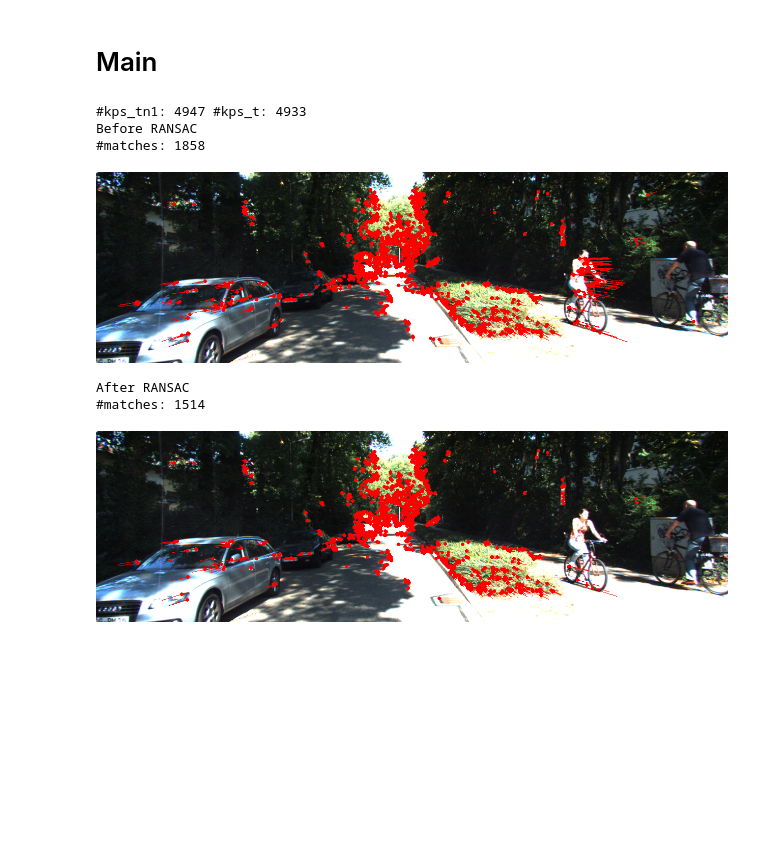
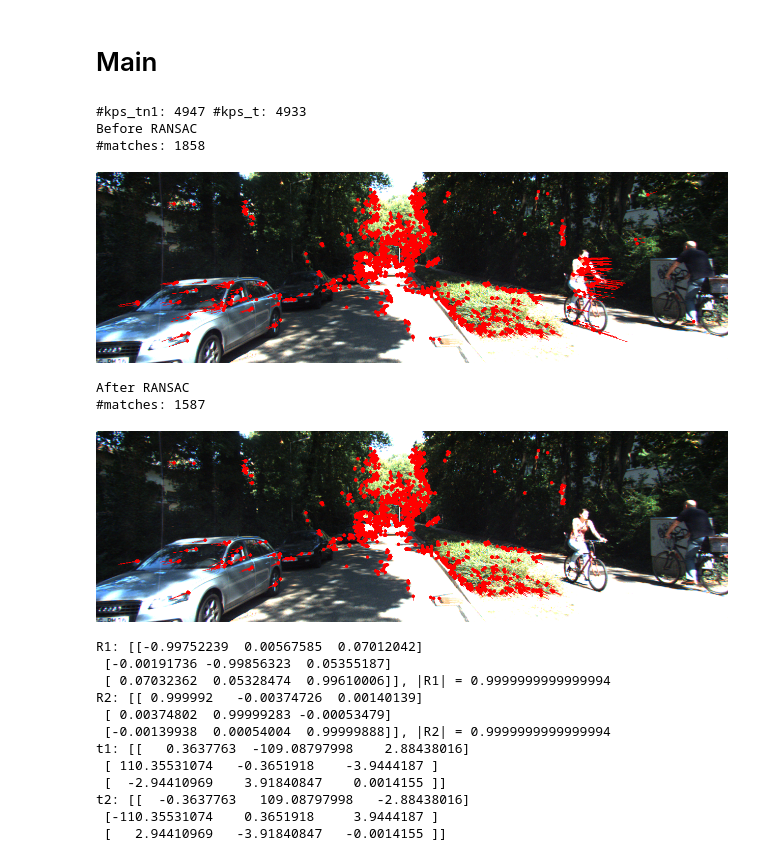
Before and after one commit to aditya-shriwastava/colab-notebooks, a Jupyter notebook: visual_odometry.ipynb, the cells around one changed output. Saved outputs shown, nothing was run; the diff lists cells and outputs as text; code cells hidden in the pictures; blank space fills up the shorter version.

```diff
--- a/visual_odometry.ipynb
+++ b/visual_odometry.ipynb
@@ -76,7 +80,7 @@ def disp(img_tn1, kps_tn1, kps_t):
 # %%
-class FundamentalMatrixTransform():
+class EssentialMatrixTransform():
   def __init__(self):
-    self.F = np.eye(3)
+    self.params = np.eye(3)
 
   def estimate(self, kps_tn1, kps_t):
     # Setup constraint matrix
@@ -94,12 +98,14 @@ class FundamentalMatrixTransform():
 
     # Solve for nullsapce of the constraint matrix
     u, s, vt = np.linalg.svd(A)
-    F = vt[-1,:].reshape(3,3)
+    E = vt[-1,:].reshape(3,3)
 
-    # Enforcing Rank 2
-    u, s, vt = np.linalg.svd(F)
+    # Enforcing first and second singular values are equal
+    # and third singular value is zero
+    u, s, vt = np.linalg.svd(E)
+    s[0] = s[1] = (s[0] + s[1])/2
     s[2] = 0
-    self.F = u @ np.diag(s) @ vt
+    self.params = u @ np.diag(s) @ vt
 
     return True
 
@@ -109,8 +115,8 @@ class FundamentalMatrixTransform():
     kps_tn1_ = np.column_stack([kps_tn1, np.ones(kps_tn1.shape[0])])
     kps_t_ = np.column_stack([kps_t, np.ones(kps_t.shape[0])])
 
-    e_tn1 = kps_t_ @ self.F.T  # Epipilar line on tn1 image
-    e_t = kps_tn1_ @ self.F  # Epipilar line on t image
+    e_tn1 = kps_t_ @ self.params.T  # Epipilar line on tn1 image
+    e_t = kps_tn1_ @ self.params  # Epipilar line on t image
 
     residue = (kps_tn1_ * e_tn1).sum(axis = 1) # Residue from coplanarity constraint
 
@@ -202,33 +292,65 @@ def match_features2(des_tn1, des_t):
 # %%
-img_tn1 = kitti_imgs[0]
-img_t = kitti_imgs[1]
+img_tn2 = kitti_imgs[0]
+img_tn1 = kitti_imgs[1]
+img_t = kitti_imgs[2]
 
 kps_tn1, des_tn1 = extract_features(img_tn1)
 kps_t, des_t = extract_features(img_t)
 print(f"#kps_tn1: {len(kps_tn1)} #kps_t: {len(kps_t)}")
 
 print("Before RANSAC")
 matches = match_features2(des_tn1, des_t)
+kps_tn1 = kps_tn1[matches[:,0]]
+kps_t = kps_t[matches[:,1]]
 print(f"#matches: {len(matches)}")
-disp(img_tn1, kps_tn1[matches[:,0]], kps_t[matches[:,1]])
+disp(img_tn1, kps_tn1, kps_t)
+
+# From image coordinate to Normalized image coordinate
+kps_tn1_ = kps_tn1 @ np.linalg.inv(kitti_cam_calib).T
+kps_t_ = kps_t @ np.linalg.inv(kitti_cam_calib).T
 
 F, inliers = ransac(
   (kps_tn1[matches[:,0]], kps_t[matches[:,1]]),
   FundamentalMatrixTransform,
   min_samples=8,
   residual_threshold=1,
   max_trials=100
 )
 
 print("After RANSAC")
 matches = matches[inliers]
 print(f"#matches: {len(matches)}")
 disp(img_tn1, kps_tn1[matches[:,0]], kps_t[matches[:,1]])
+
+E = kitti_cam_calib.T @ F.params @ kitti_cam_calib
+
+np.set_printoptions(suppress=True)
+EssentiaToRt(E)
+# print(R1)
+# print(R2)
+
+# t1, t2, t3, t4 = EssentiaTot(E)
+# print(t1)
+# print(t2)
+# print(t3)
+# print(t4)
 # %% [output]
 #kps_tn1: 4947 #kps_t: 4933
 Before RANSAC
 #matches: 1858
 [figure]
 After RANSAC
-#matches: 1514
+#matches: 1587
-[figure, old version]
+[figure, new version]
+R1: [[-0.99752239  0.00567585  0.07012042]
+ [-0.00191736 -0.99856323  0.05355187]
+ [ 0.07032362  0.05328474  0.99610006]], |R1| = 0.9999999999999994
+R2: [[ 0.999992   -0.00374726  0.00140139]
+ [ 0.00374802  0.99999283 -0.00053479]
+ [-0.00139938  0.00054004  0.99999888]], |R2| = 0.9999999999999994
+t1: [[   0.3637763  -109.08797998    2.88438016]
+ [ 110.35531074   -0.3651918    -3.9444187 ]
+ [  -2.94410969    3.91840847    0.0014155 ]]
+t2: [[  -0.3637763   109.08797998   -2.88438016]
+ [-110.35531074    0.3651918     3.9444187 ]
+ [   2.94410969   -3.91840847   -0.0014155 ]]
```
Also changed, not shown: parts of 8 cells of this notebook.
